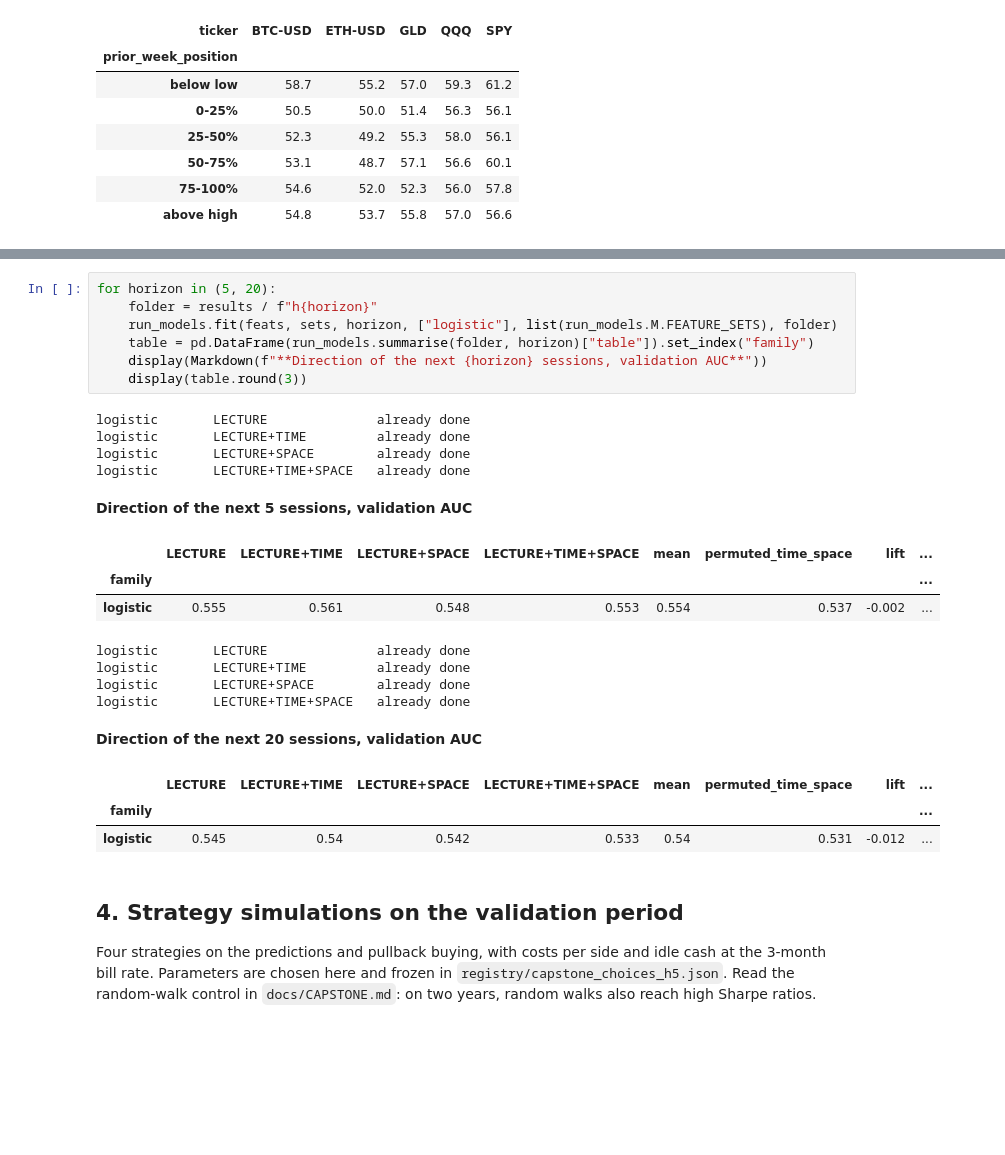
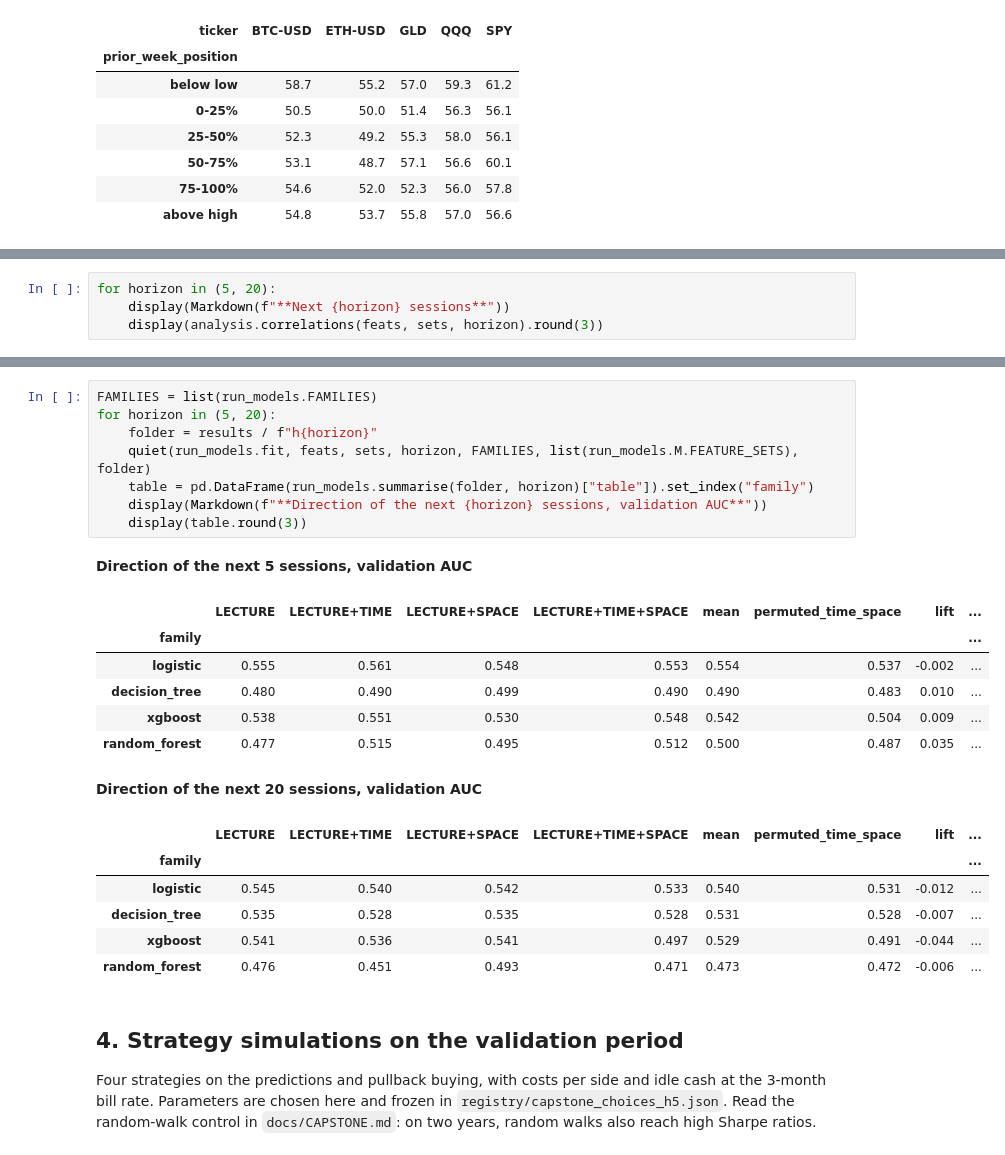
Before and after one commit to cssaritama/tsip-core, a Jupyter notebook: notebooks/capstone.ipynb, the cells around one changed output, grey strips where cells are left out. Cells and saved outputs as stored; diff of their text form; blank space fills up the shorter version.

Commit message:
feat(capstone): correlations, diagnostics and all four model families in the notebook

```diff
--- a/notebooks/capstone.ipynb
+++ b/notebooks/capstone.ipynb
@@ -107,0 +108,4 @@ Logistic regression here (seconds); `run_all --all-families` adds the decision t
+# %%
+for horizon in (5, 20):
+    display(Markdown(f"**Next {horizon} sessions**"))
+    display(analysis.correlations(feats, sets, horizon).round(3))
@@ -108,27 +150,26 @@ Logistic regression here (seconds); `run_all --all-families` adds the decision t
 # %%
+FAMILIES = list(run_models.FAMILIES)
 for horizon in (5, 20):
     folder = results / f"h{horizon}"
-    run_models.fit(feats, sets, horizon, ["logistic"], list(run_models.M.FEATURE_SETS), folder)
+    quiet(run_models.fit, feats, sets, horizon, FAMILIES, list(run_models.M.FEATURE_SETS), folder)
     table = pd.DataFrame(run_models.summarise(folder, horizon)["table"]).set_index("family")
     display(Markdown(f"**Direction of the next {horizon} sessions, validation AUC**"))
     display(table.round(3))
 # %% [output]
-logistic       LECTURE              already done
-logistic       LECTURE+TIME         already done
-logistic       LECTURE+SPACE        already done
-logistic       LECTURE+TIME+SPACE   already done
 **Direction of the next 5 sessions, validation AUC**
 |  | LECTURE | LECTURE+TIME | LECTURE+SPACE | LECTURE+TIME+SPACE | mean | permuted_time_space | lift | ... |
 | family |  |  |  |  |  |  |  | ... |
 | logistic | 0.555 | 0.561 | 0.548 | 0.553 | 0.554 | 0.537 | -0.002 | ... |
+| decision_tree | 0.480 | 0.490 | 0.499 | 0.490 | 0.490 | 0.483 | 0.010 | ... |
+| xgboost | 0.538 | 0.551 | 0.530 | 0.548 | 0.542 | 0.504 | 0.009 | ... |
+| random_forest | 0.477 | 0.515 | 0.495 | 0.512 | 0.500 | 0.487 | 0.035 | ... |
-logistic       LECTURE              already done
-logistic       LECTURE+TIME         already done
-logistic       LECTURE+SPACE        already done
-logistic       LECTURE+TIME+SPACE   already done
 **Direction of the next 20 sessions, validation AUC**
 |  | LECTURE | LECTURE+TIME | LECTURE+SPACE | LECTURE+TIME+SPACE | mean | permuted_time_space | lift | ... |
 | family |  |  |  |  |  |  |  | ... |
-| logistic | 0.545 | 0.54 | 0.542 | 0.533 | 0.54 | 0.531 | -0.012 | ... |
+| logistic | 0.545 | 0.540 | 0.542 | 0.533 | 0.540 | 0.531 | -0.012 | ... |
+| decision_tree | 0.535 | 0.528 | 0.535 | 0.528 | 0.531 | 0.528 | -0.007 | ... |
+| xgboost | 0.541 | 0.536 | 0.541 | 0.497 | 0.529 | 0.491 | -0.044 | ... |
+| random_forest | 0.476 | 0.451 | 0.493 | 0.471 | 0.473 | 0.472 | -0.006 | ... |
 # %% [markdown]
 ## 4. Strategy simulations on the validation period
 Four strategies on the predictions and pullback buying, with costs per side and idle cash at the 3-month bill rate. Parameters are chosen here and frozen in `registry/capstone_choices_h5.json`. Read the random-walk control in `docs/CAPSTONE.md`: on two years, random walks also reach high Sharpe ratios.
```
Also changed, not shown: parts of 8 cells of this notebook, 5 other files.
